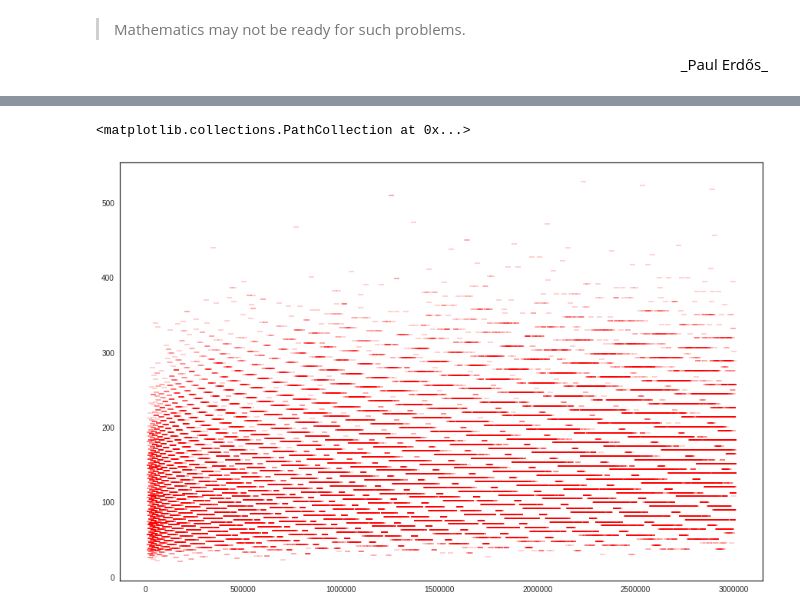
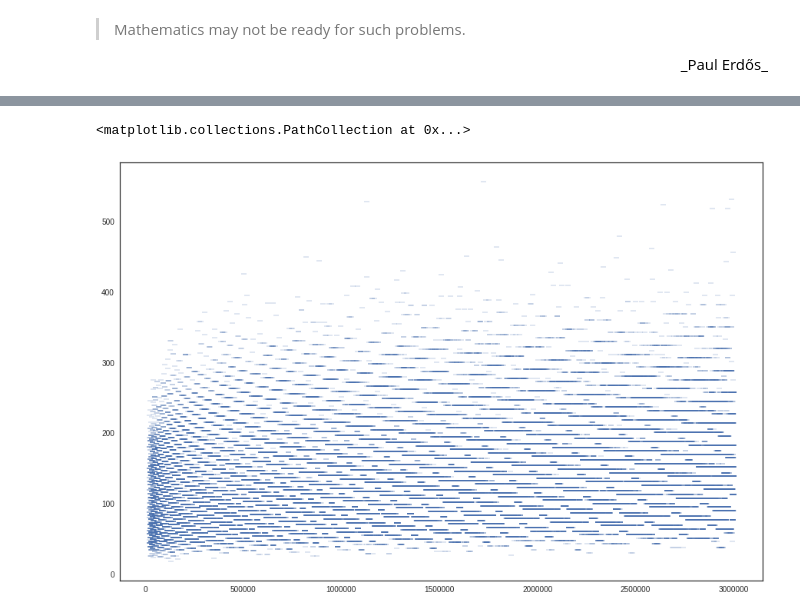
Before and after one commit to BielStela/Seminari, a Jupyter notebook: Collatz conjecture.ipynb, the cells around one changed output, grey strips where cells are left out. Cells and saved outputs as stored; diff of their text form; code cells hidden in the pictures.

Commit message:
mod collatz: clear plots and examples. not finished reverse relation

```diff
--- a/Collatz conjecture.ipynb
+++ b/Collatz conjecture.ipynb
@@ -31,11 +31,18 @@ sns.set_style('white')
 def is_odd(num):
     return num % 2 != 0
 
-def colatz(n):
+def collatz(n):
+
+    if n == 0:
+        raise ValueError('cannot start from 0')
+
     seq = [n]
+
     while seq[-1] != 1:
+
         if is_odd(seq[-1]):
             seq.append(3*seq[-1]+1)
+
         else:
             seq.append(seq[-1]//2)
 
@@ -45,6 +52,6 @@ Generate colatz sequences:
 # %%
-nrange = np.random.randint(20000,3000000, 100000)
-colatz_l = [colatz(x) for x in nrange]
+numbers = np.random.randint(20000,3000000, 100000)
+lst_coll = [collatz(x) for x in numbers]
+
+# length of each sequence
+lengs = [len(x) for x in lst_coll]
-# %%
-# length of each sequence
-lengs = [len(x) for x in colatz_l]
@@ -65,6 +66,6 @@ for i in rev_colatz_l:
 # %%
 plt.figure(figsize=(15, 10))
-plt.scatter(nrange, lengs, marker='_', c='r', alpha = 0.2)
+plt.scatter(numbers, lengs, marker='_', c='C0', alpha = 0.2)
 # %% [output]
 <matplotlib.collections.PathCollection at 0x...>
-[figure, old version]
+[figure, new version]
```
Also changed, not shown: parts of 36 cells of this notebook.
